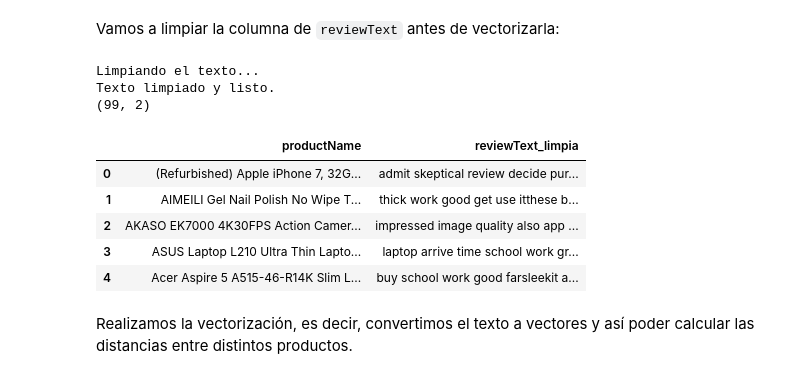
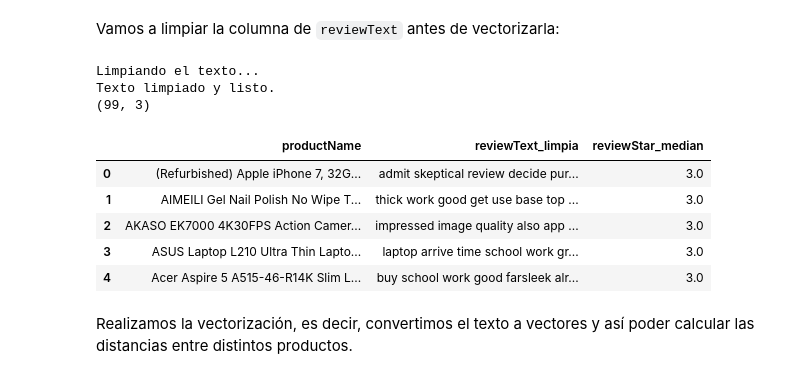
Before and after one commit to elenacano/modulo09-leccion06-nlp-LAB, a Jupyter notebook: modulo09-leccion06-nlp-LAB.ipynb, the cells around one changed output. Drawn from its saved outputs; the diff is of its cells as text; code cells hidden in the pictures.

```diff
--- a/modulo09-leccion06-nlp-LAB.ipynb
+++ b/modulo09-leccion06-nlp-LAB.ipynb
@@ -95,0 +137,7 @@ df_grouped = df_simple.groupby("productName").sum().reset_index()
+# %%
+df_grouped = df.groupby("productName").agg(
+    reviewStar_median=("reviewStar", "median"),  # Calcular la media de 'reviewStar'
+    reviewText=("reviewText", lambda texts: " ".join(texts))  # Unir textos de reviews
+).reset_index()
+
+df_grouped.head()
@@ -99,19 +154,19 @@ Vamos a limpiar la columna de `reviewText` antes de vectorizarla:
 exploracion = sn.ExploracionText(df_grouped, "reviewText", "productName")
 # %%
 df_res = exploracion.limpiar_textos("reviewText_limpia")
-df_limpio = df_res[["productName", "reviewText_limpia"]].reset_index(drop=True)
+df_limpio = df_res[["productName", "reviewText_limpia", "reviewStar_median"]].reset_index(drop=True)
 print(df_limpio.shape)
 df_limpio.head()
 # %% [output]
 Limpiando el texto...
 Texto limpiado y listo.
-(99, 2)
+(99, 3)
-|  | productName | reviewText_limpia |
-| 0 | (Refurbished) Apple iPhone 7, 32G... | admit skeptical review decide pur... |
-| 1 | AIMEILI Gel Nail Polish No Wipe T... | thick work good get use itthese b... |
-| 2 | AKASO EK7000 4K30FPS Action Camer... | impressed image quality also app ... |
-| 3 | ASUS Laptop L210 Ultra Thin Lapto... | laptop arrive time school work gr... |
-| 4 | Acer Aspire 5 A515-46-R14K Slim L... | buy school work good farsleekit a... |
+|  | productName | reviewText_limpia | reviewStar_median |
+| 0 | (Refurbished) Apple iPhone 7, 32G... | admit skeptical review decide pur... | 3.0 |
+| 1 | AIMEILI Gel Nail Polish No Wipe T... | thick work good get use base top ... | 3.0 |
+| 2 | AKASO EK7000 4K30FPS Action Camer... | impressed image quality also app ... | 3.0 |
+| 3 | ASUS Laptop L210 Ultra Thin Lapto... | laptop arrive time school work gr... | 3.0 |
+| 4 | Acer Aspire 5 A515-46-R14K Slim L... | buy school work good farsleek alr... | 3.0 |
 # %% [markdown]
 Realizamos la vectorización, es decir, convertimos el texto a vectores y así poder calcular las distancias entre distintos productos.
 # %%
```
Also changed, not shown: parts of 20 cells of this notebook, 1 other file.
